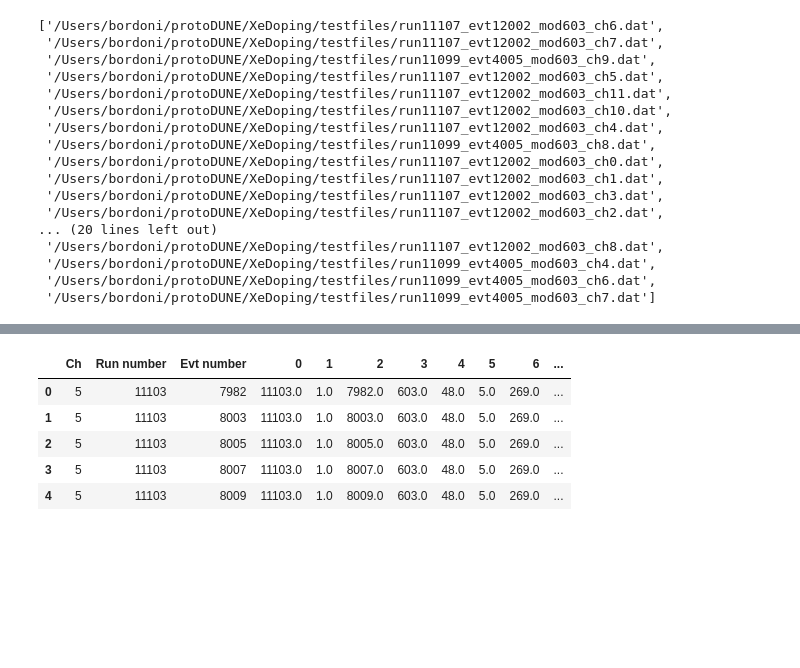
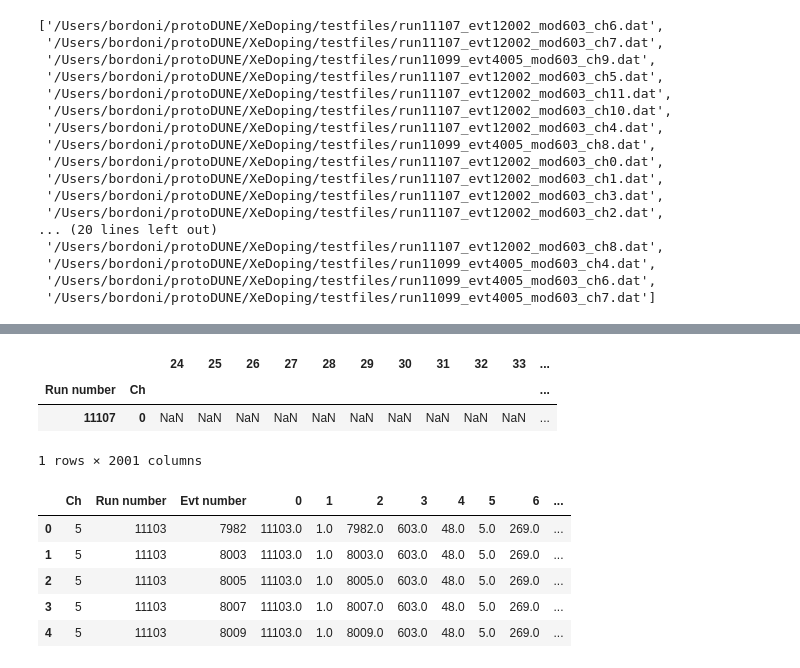
Before and after one commit to stbordoni/Arapuca, a Jupyter notebook: RoutineArapucaDraft.ipynb, the cells around one changed output, grey strips where cells are left out. Cells and saved outputs as stored; diff of their text form; code cells hidden in the pictures; blank space fills up the shorter version.

```diff
--- a/RoutineArapucaDraft.ipynb
+++ b/RoutineArapucaDraft.ipynb
@@ -374,3 +136,22 @@ Name: pe area_mean, dtype: float64
+# %%
+df_ch0 = df_list_proc[0].copy()
+df_tmp = df_ch0.loc[ (df_ch0['Saturated'] == False ) & (df_ch0['isGoodwf'] == True )].groupby(['Run number', 'Ch'])[rowin].mean()
+df_tmp['n goods evts'] = df_ch0.loc[ (df_ch0['Saturated'] == False ) & (df_ch0['isGoodwf'] == True )].groupby(['Run number', 'Ch']).size()
+
+df_tmp.head()
+#display(type(df_tmp))
+#tot_notsat = df_ch0.loc[ (df_ch0['Saturated'] == False ) ].groupby(['Run number', 'Ch']).size()
+#tot_hassig = df_ch0.loc[ (df_ch0['Saturated'] == False ) & (df_ch0['hasSignal'] == True )].groupby(['Run number', 'Ch']).size()
+
+#tot_isgood = df_ch0.loc[ (df_ch0['Saturated'] == False ) & (df_ch0['isGoodwf'] == True )].groupby(['Run number', 'Ch']).size()
+#print(tot_notsat)
+#print(tot_hassig)
+#print(tot_isgood)
+# %% [output]
+|  |  | 24 | 25 | 26 | 27 | 28 | 29 | 30 | 31 | 32 | 33 | ... |
+| Run number | Ch |  |  |  |  |  |  |  |  |  |  | ... |
+| 11107 | 0 | NaN | NaN | NaN | NaN | NaN | NaN | NaN | NaN | NaN | NaN | ... |
+1 rows × 2001 columns
 # %%
 X_pe=df_ch10.loc[(df_ch10['Saturated'] == False ) &
                 (df_ch10['hasSignal'] == True ) &
```
Also changed, not shown: parts of 7 cells of this notebook, 2 other files.
